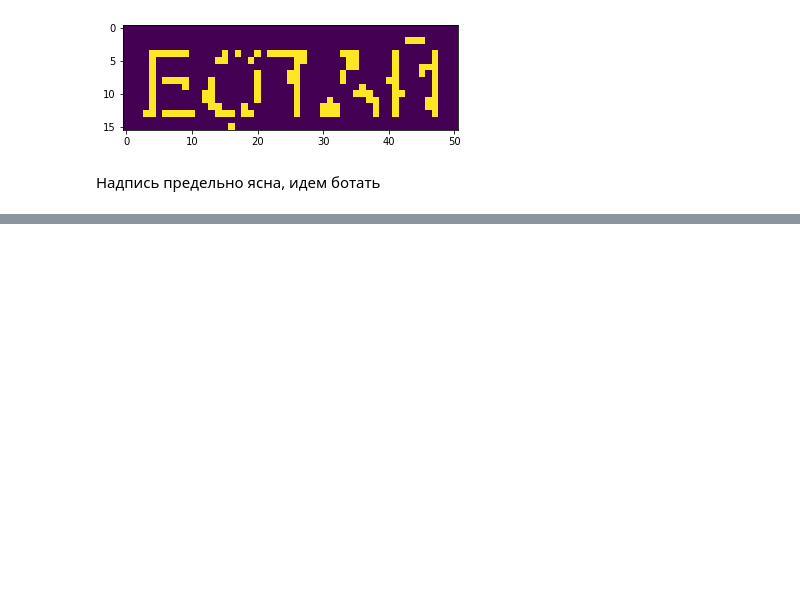
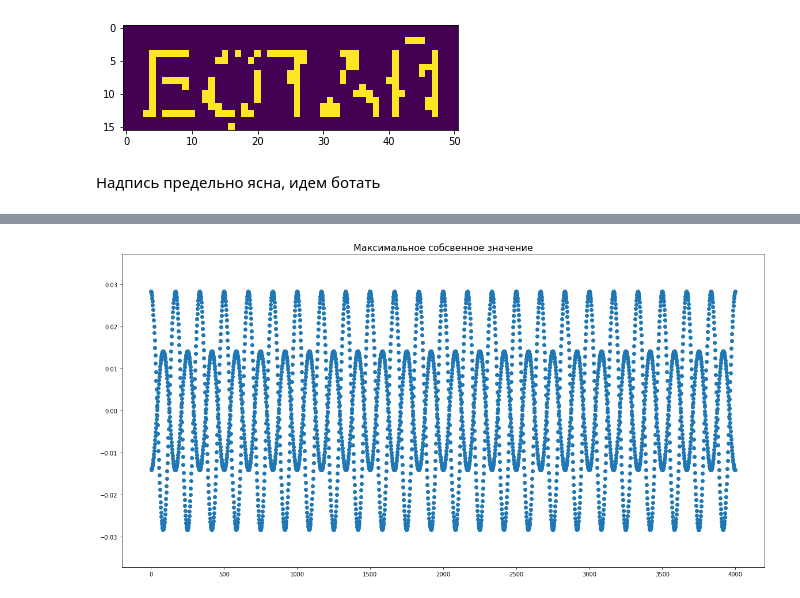
Before and after one commit to SvMixa/HSE_computational_physics, a Jupyter notebook: Home_work_5_Svintsov_M.ipynb, the cells around one changed output, grey strips where cells are left out. Drawn from its saved outputs; the diff is of its cells as text; code cells hidden in the pictures; blank space fills up the shorter version.

```diff
--- a/Home_work_5_Svintsov_M.ipynb
+++ b/Home_work_5_Svintsov_M.ipynb
@@ -98,0 +156,7 @@ plt.imshow(A1)
+# %%
+plt.figure(figsize=(20,10))
+plt.scatter(range(len(eimax)), eimax)
+plt.title('Максимальное собсвенное значение', fontsize=16)
+plt.show()
+# %% [output]
+[figure, added]
```
Also changed, not shown: parts of 12 cells of this notebook.
